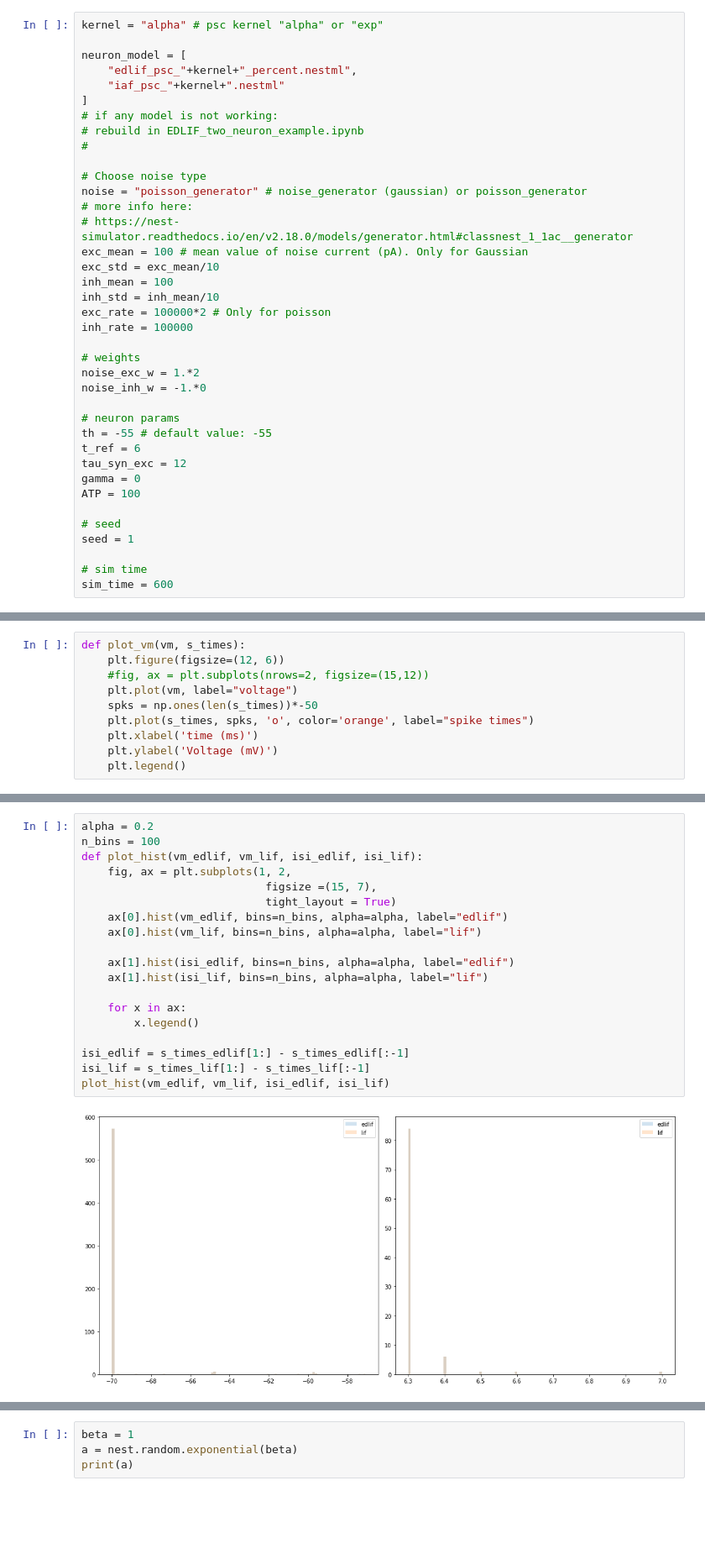
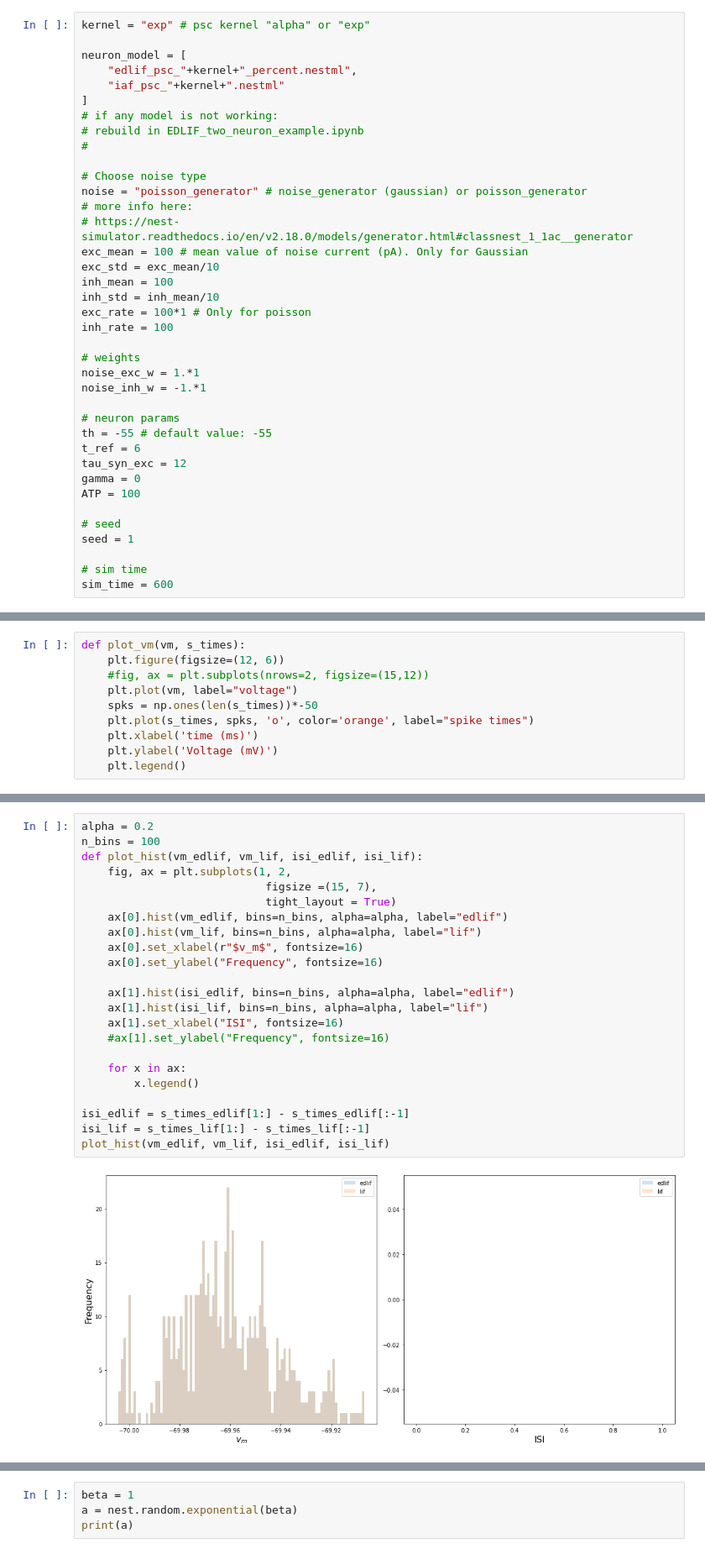
Before and after one commit to Wiss/nestml, a Jupyter notebook: ehp/edlif/bombarding_neuron.ipynb, the cells around one changed output, grey strips where cells are left out. Shown at 84% size. Saved outputs shown, nothing was run; the diff lists cells and outputs as text; blank space fills up the shorter version.

Commit message:
include better figures for 1 neuron example

```diff
--- a/ehp/edlif/bombarding_neuron.ipynb
+++ b/ehp/edlif/bombarding_neuron.ipynb
@@ -23,7 +23,7 @@ NEST_SIMULATOR_INSTALL_LOCATION = nest.ll_api.sli_func("statusdict/prefix ::")
 
  Type 'nest.help()' to find out more about NEST.
 # %%
-kernel = "alpha" # psc kernel "alpha" or "exp"
+kernel = "exp" # psc kernel "alpha" or "exp"
 
 neuron_model = [
     "edlif_psc_"+kernel+"_percent.nestml",
@@ -41,12 +41,12 @@ exc_mean = 100 # mean value of noise current (pA). Only for Gaussian
 exc_std = exc_mean/10
 inh_mean = 100
 inh_std = inh_mean/10
-exc_rate = 100000*2 # Only for poisson
-inh_rate = 100000
+exc_rate = 100*1 # Only for poisson
+inh_rate = 100
 
 # weights
-noise_exc_w = 1.*2
-noise_inh_w = -1.*0
+noise_exc_w = 1.*1
+noise_inh_w = -1.*1
 
 # neuron params
 th = -55 # default value: -55
@@ -194,24 +194,28 @@ Sep 07 14:55:32 SimulationManager::run [Info]:
 # %%
 alpha = 0.2
 n_bins = 100
 def plot_hist(vm_edlif, vm_lif, isi_edlif, isi_lif):
     fig, ax = plt.subplots(1, 2,
                             figsize =(15, 7),
                             tight_layout = True)
     ax[0].hist(vm_edlif, bins=n_bins, alpha=alpha, label="edlif")
     ax[0].hist(vm_lif, bins=n_bins, alpha=alpha, label="lif")
+    ax[0].set_xlabel(r"$v_m$", fontsize=16)
+    ax[0].set_ylabel("Frequency", fontsize=16)
 
     ax[1].hist(isi_edlif, bins=n_bins, alpha=alpha, label="edlif")
     ax[1].hist(isi_lif, bins=n_bins, alpha=alpha, label="lif")
+    ax[1].set_xlabel("ISI", fontsize=16)
+    #ax[1].set_ylabel("Frequency", fontsize=16)
 
     for x in ax:
         x.legend()
 
 isi_edlif = s_times_edlif[1:] - s_times_edlif[:-1]
 isi_lif = s_times_lif[1:] - s_times_lif[:-1]
 plot_hist(vm_edlif, vm_lif, isi_edlif, isi_lif)
 # %% [output]
-[figure, old version]
+[figure, new version]
 # %%
 print(s_times_lif)
 print(isi_lif)
```
Also changed, not shown: parts of 4 cells of this notebook, 2 other files.
